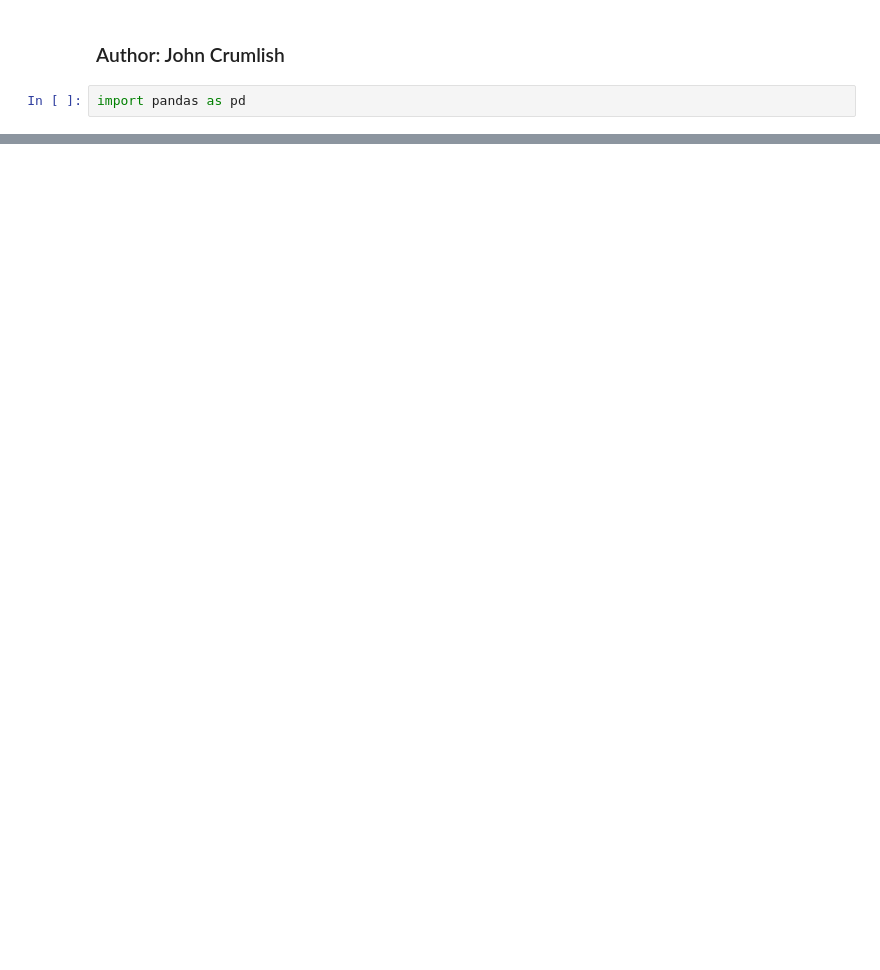
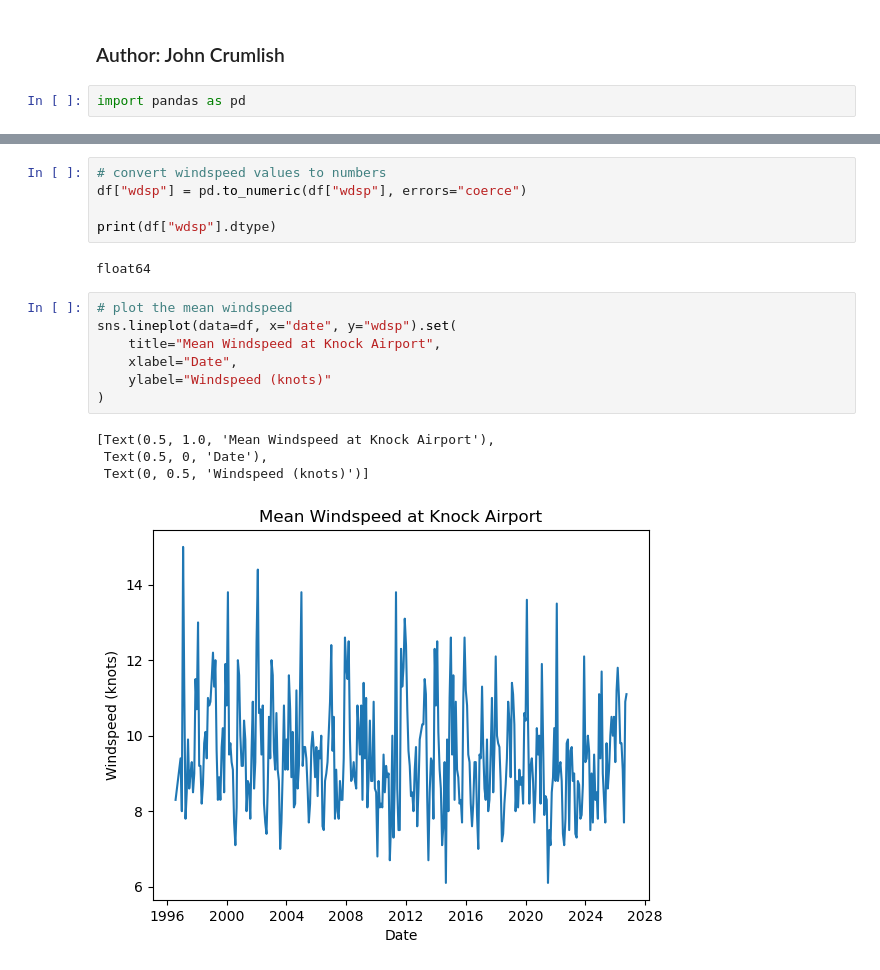
Before and after one commit to johncrumlish25/programming-for-data-analytics, a Jupyter notebook: assignments/assignment06-weather.ipynb, the cells around one changed output, grey strips where cells are left out. Drawn from its saved outputs; the diff is of its cells as text; blank space fills up the shorter version.

```diff
--- a/assignments/assignment06-weather.ipynb
+++ b/assignments/assignment06-weather.ipynb
@@ -9,0 +110,19 @@ FileNotFoundError: [Errno 2] No such file or directory: ''
+# %%
+# convert windspeed values to numbers
+df["wdsp"] = pd.to_numeric(df["wdsp"], errors="coerce")
+
+print(df["wdsp"].dtype)
+# %% [output]
+float64
+# %%
+# plot the mean windspeed
+sns.lineplot(data=df, x="date", y="wdsp").set(
+    title="Mean Windspeed at Knock Airport",
+    xlabel="Date",
+    ylabel="Windspeed (knots)"
+)
+# %% [output]
+[Text(0.5, 1.0, 'Mean Windspeed at Knock Airport'),
+ Text(0.5, 0, 'Date'),
+ Text(0, 0.5, 'Windspeed (knots)')]
+[figure, added]
```
Also changed, not shown: parts of 15 cells of this notebook, 1 other file.
